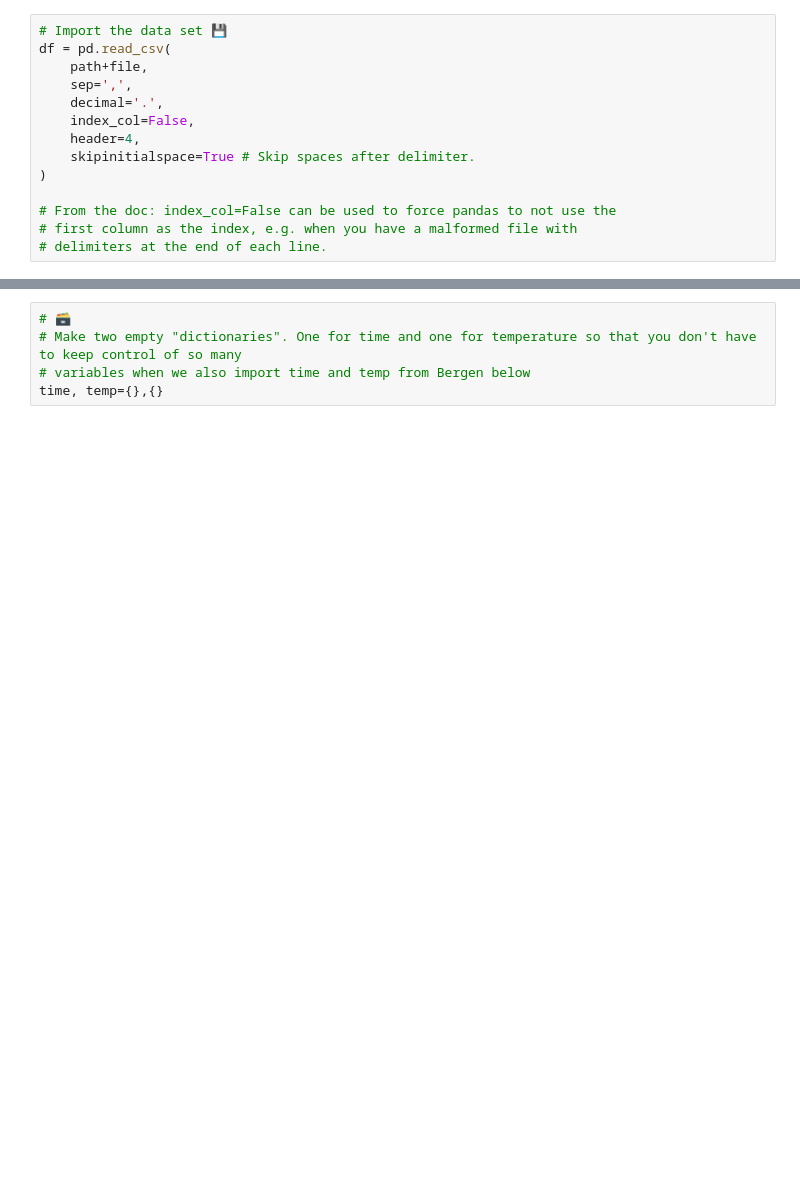
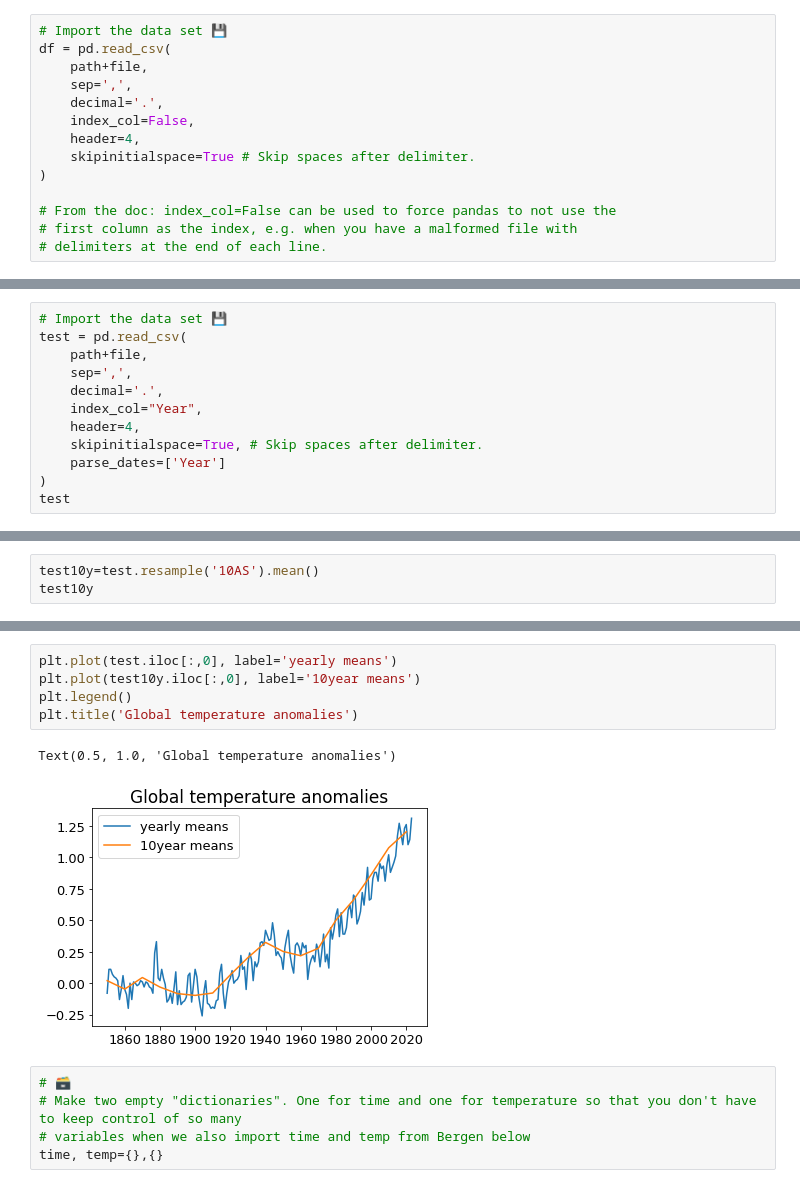
Before and after one commit to julienweihs/GEOF, a Jupyter notebook: Jupyter/Tempstripes_and_CO2.ipynb, the cells around one changed output, grey strips where cells are left out. Drawn from its saved outputs; the diff is of its cells as text; blank space fills up the shorter version.

Commit message:
add small section to show how pandas handle dates

```diff
--- a/Jupyter/Tempstripes_and_CO2.ipynb
+++ b/Jupyter/Tempstripes_and_CO2.ipynb
@@ -88,0 +115,12 @@ df
+# %%
+# Import the data set 💾
+test = pd.read_csv(
+    path+file,
+    sep=',',
+    decimal='.',
+    index_col="Year",
+    header=4,
+    skipinitialspace=True, # Skip spaces after delimiter.
+    parse_dates=['Year']
+)
+test
@@ -88,0 +142,3 @@ df
+# %%
+test10y=test.resample('10AS').mean()
+test10y
@@ -89,3 +164,11 @@ df
+# %%
+plt.plot(test.iloc[:,0], label='yearly means')
+plt.plot(test10y.iloc[:,0], label='10year means')
+plt.legend()
+plt.title('Global temperature anomalies')
+# %% [output]
+Text(0.5, 1.0, 'Global temperature anomalies')
+[figure, added]
 # %%
 # 🗃️
 # Make two empty "dictionaries". One for time and one for temperature so that you don't have to keep control of so many
```
Also changed, not shown: parts of 5 cells of this notebook.
